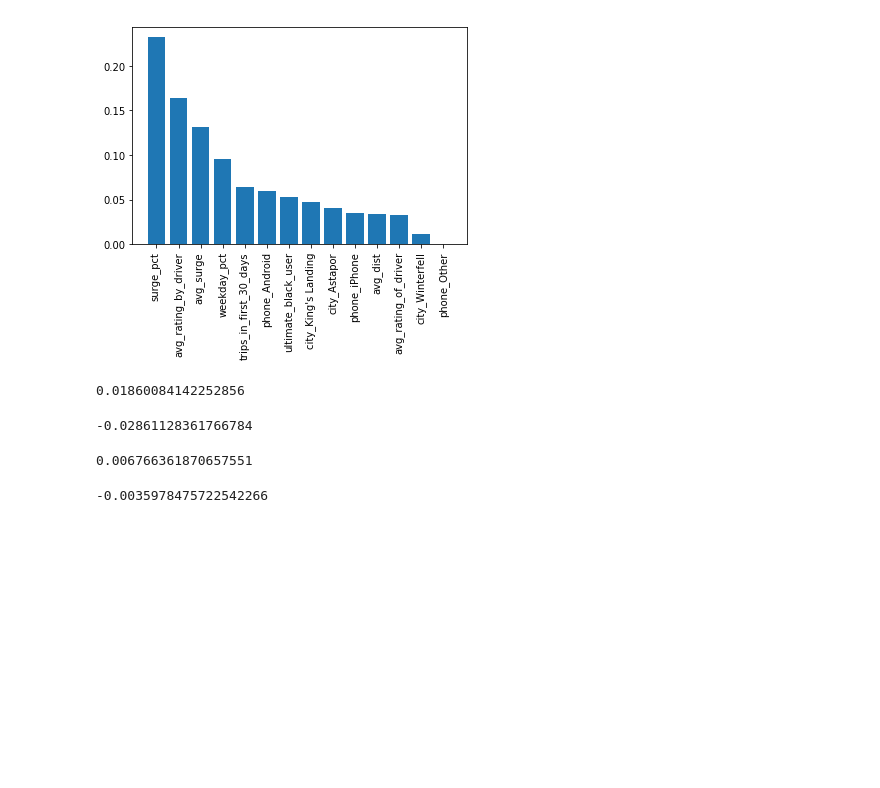
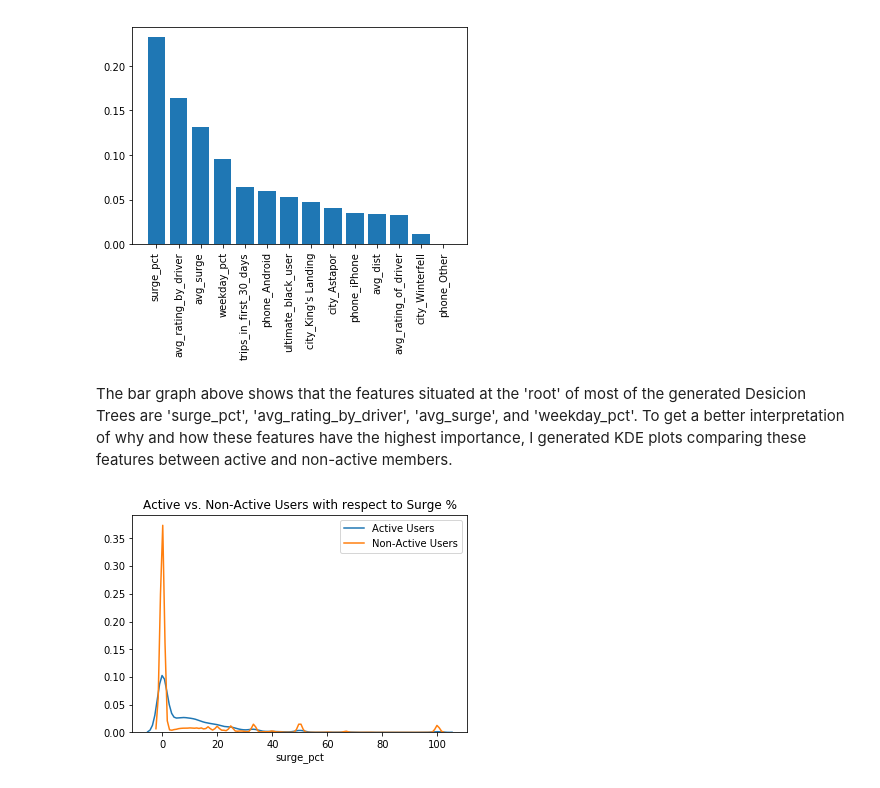
Before and after one commit to Fryman93/SprungBoard, a Jupyter notebook: Take Home_Ultimate/ultimate_challenge/Ultimate Challenge.ipynb, the cells around one changed output. Drawn from its saved outputs; the diff is of its cells as text; code cells hidden in the pictures; blank space fills up the shorter version.

```diff
--- a/Take Home_Ultimate/ultimate_challenge/Ultimate Challenge.ipynb
+++ b/Take Home_Ultimate/ultimate_challenge/Ultimate Challenge.ipynb
@@ -533,13 +519,15 @@ plt.bar(list(feature_importances.index),feature_importances['importance'])
 plt.xticks(rotation=90);
 # %% [output]
 [figure]
-# %%
-display(df_ultimate['surge_pct'].corr(df_ultimate['active']))
-display(df_ultimate['avg_rating_by_driver'].corr(df_ultimate['active']))
-display(df_ultimate['avg_surge'].corr(df_ultimate['active']))
-display(df_ultimate['weekday_pct'].corr(df_ultimate['active']))
-# %% [output]
-0.01860084142252856
--0.02861128361766784
-0.006766361870657551
--0.0035978475722542266
+# %% [markdown]
+The bar graph above shows that the features situated at the 'root' of most of the generated Desicion Trees are 'surge_pct', 'avg_rating_by_driver', 'avg_surge', and 'weekday_pct'. To get a better interpretation of why and how these features have the highest importance, I generated KDE plots comparing these features between active and non-active members.
+# %%
+active_users = df_ultimate[df_ultimate['active']==1]
+non_active_users = df_ultimate[df_ultimate['active']==0]
+
+sns.distplot(active_users['surge_pct'], hist=False, kde_kws={"label": "Active Users"});
+sns.distplot(non_active_users['surge_pct'], hist=False, kde_kws={"label": "Non-Active Users"});
+plt.title('Active vs. Non-Active Users with respect to Surge %')
+plt.legend();
+# %% [output]
+[figure, added]
```
Also changed, not shown: parts of 12 cells of this notebook.
